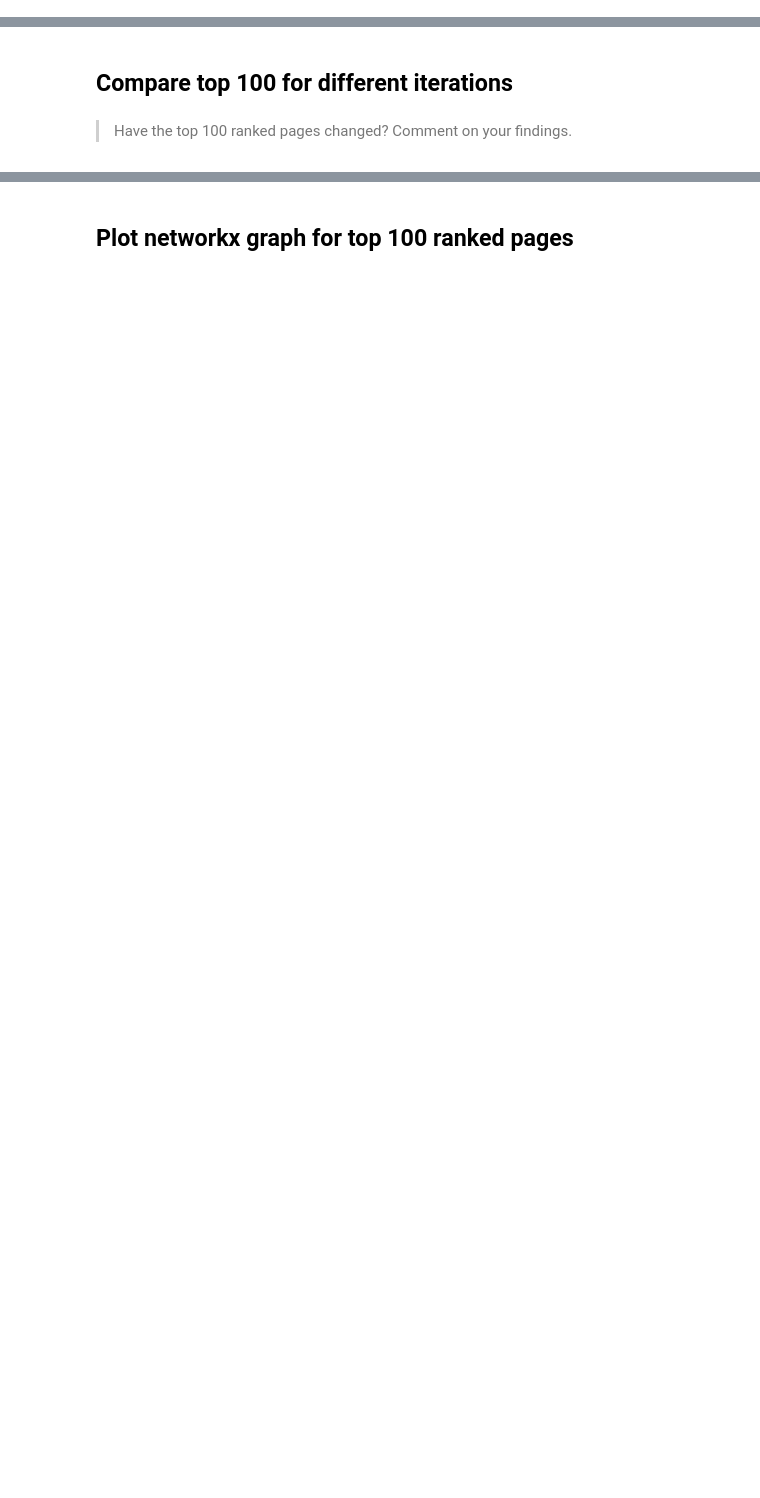
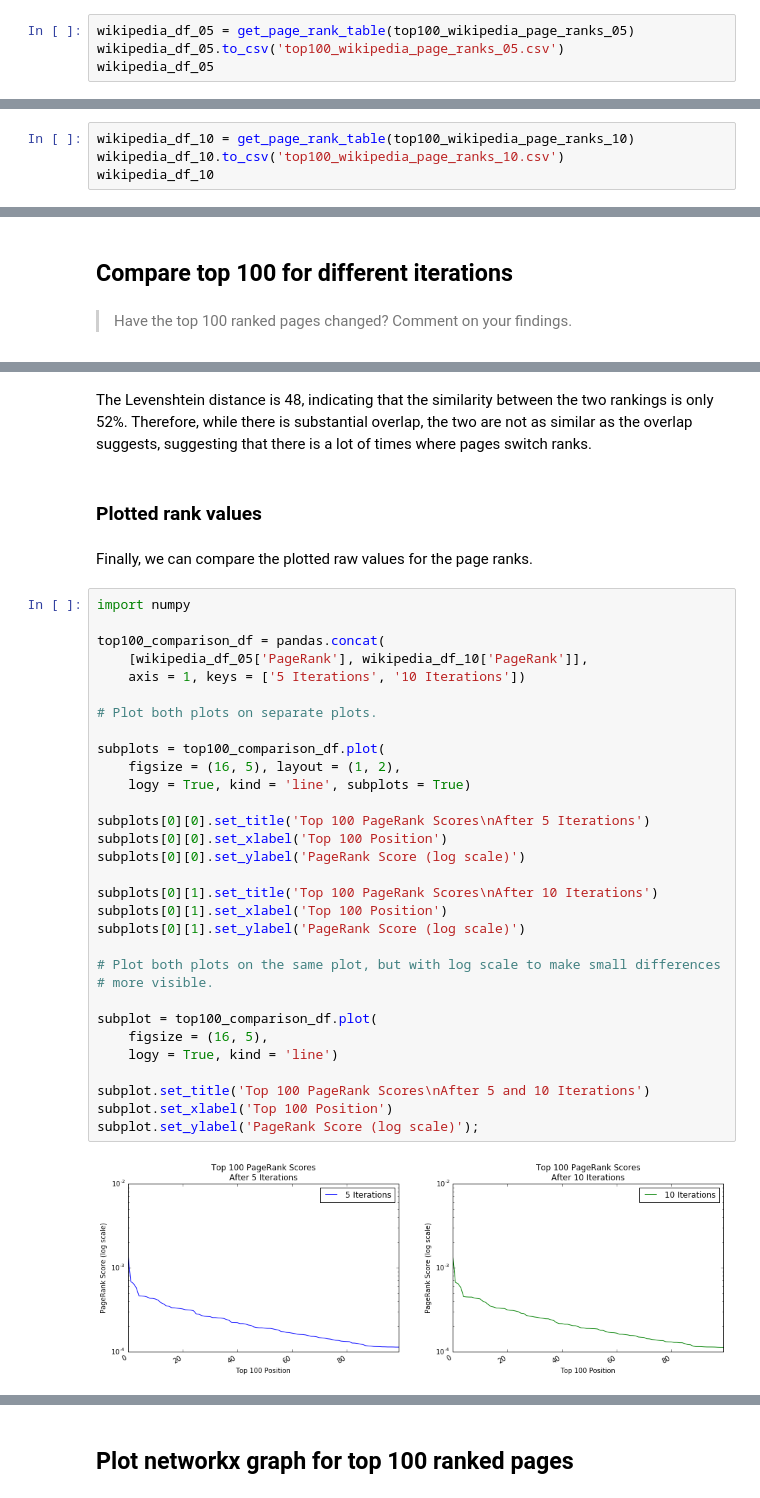
Before and after one commit to mseltz/W261-Fall2016, a Jupyter notebook: Week09/MIDS-W261-2016-HWK-Week09-Dang.ipynb, the cells around one changed output, grey strips where cells are left out. Cells and saved outputs as stored; diff of their text form; blank space fills up the shorter version.

Commit message:
HW9: Add wikipedia run for pagerank

```diff
--- a/Week09/MIDS-W261-2016-HWK-Week09-Dang.ipynb
+++ b/Week09/MIDS-W261-2016-HWK-Week09-Dang.ipynb
@@ -987,0 +1197,4 @@ split_for_hdfs(wikipedia_in)
+# %%
+wikipedia_df_05 = get_page_rank_table(top100_wikipedia_page_ranks_05)
+wikipedia_df_05.to_csv('top100_wikipedia_page_ranks_05.csv')
+wikipedia_df_05
@@ -990,0 +1250,4 @@ and display the top 100 ranked nodes with $d = 0.85$, corresponding to teleporta
+# %%
+wikipedia_df_10 = get_page_rank_table(top100_wikipedia_page_ranks_10)
+wikipedia_df_10.to_csv('top100_wikipedia_page_ranks_10.csv')
+wikipedia_df_10
@@ -994,0 +1321,39 @@ and display the top 100 ranked nodes with $d = 0.85$, corresponding to teleporta
+# %% [markdown]
+The Levenshtein distance is 48, indicating that the similarity between the two rankings is only 52%. Therefore, while there is substantial overlap, the two are not as similar as the overlap suggests, suggesting that there is a lot of times where pages switch ranks.
+# %% [markdown]
+### Plotted rank values
+# %% [markdown]
+Finally, we can compare the plotted raw values for the page ranks.
+# %%
+import numpy
+
+top100_comparison_df = pandas.concat(
+    [wikipedia_df_05['PageRank'], wikipedia_df_10['PageRank']],
+    axis = 1, keys = ['5 Iterations', '10 Iterations'])
+
+# Plot both plots on separate plots.
+
+subplots = top100_comparison_df.plot(
+    figsize = (16, 5), layout = (1, 2),
+    logy = True, kind = 'line', subplots = True)
+
+subplots[0][0].set_title('Top 100 PageRank Scores\nAfter 5 Iterations')
+subplots[0][0].set_xlabel('Top 100 Position')
+subplots[0][0].set_ylabel('PageRank Score (log scale)')
+
+subplots[0][1].set_title('Top 100 PageRank Scores\nAfter 10 Iterations')
+subplots[0][1].set_xlabel('Top 100 Position')
+subplots[0][1].set_ylabel('PageRank Score (log scale)')
+
+# Plot both plots on the same plot, but with log scale to make small differences
+# more visible.
+
+subplot = top100_comparison_df.plot(
+    figsize = (16, 5),
+    logy = True, kind = 'line')
+
+subplot.set_title('Top 100 PageRank Scores\nAfter 5 and 10 Iterations')
+subplot.set_xlabel('Top 100 Position')
+subplot.set_ylabel('PageRank Score (log scale)');
+# %% [output]
+[figure, added]
```
Also changed, not shown: parts of 46 cells of this notebook.
